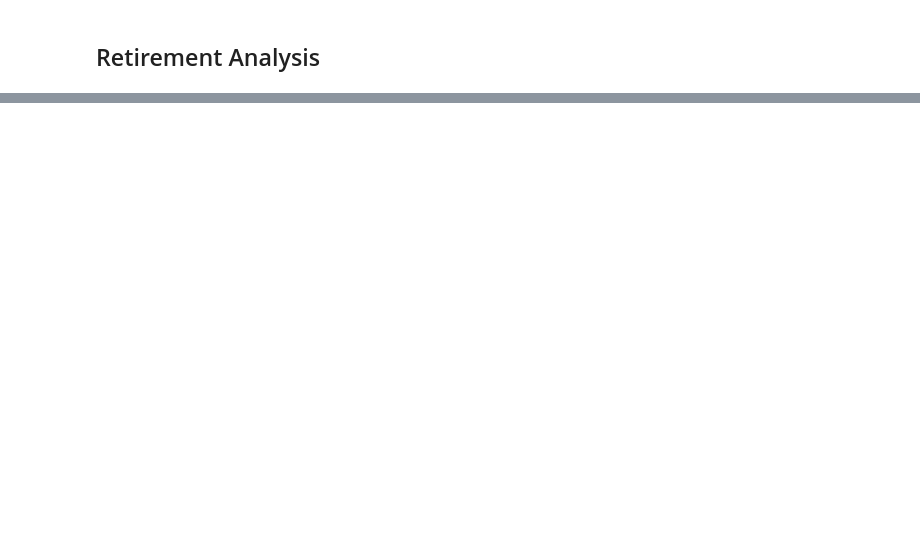
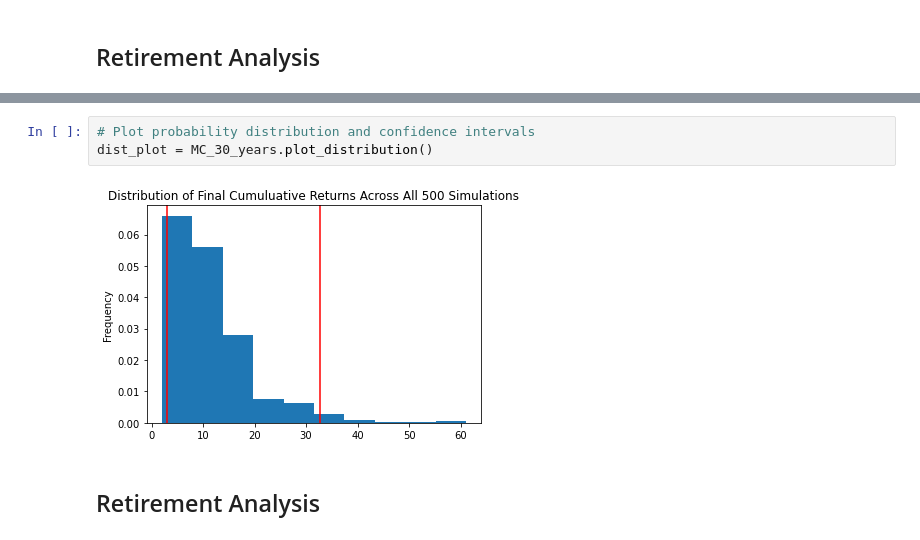
Before and after one commit to roybooker/Financial-Planning, a Jupyter notebook: Unit 5 - Financial Planning.ipynb, the cells around one changed output, grey strips where cells are left out. Cells and saved outputs as stored; diff of their text form; blank space fills up the shorter version.

```diff
--- a/Unit 5 - Financial Planning.ipynb
+++ b/Unit 5 - Financial Planning.ipynb
@@ -659,0 +295,7 @@ print(f"There is a 95% chance that an initial investment of ${initial_investment
+# %%
+# Plot probability distribution and confidence intervals
+dist_plot = MC_30_years.plot_distribution()
+# %% [output]
+[figure, added]
+# %% [markdown]
+##  Retirement Analysis ##
```
Also changed, not shown: parts of 26 cells of this notebook, 6 other files.
